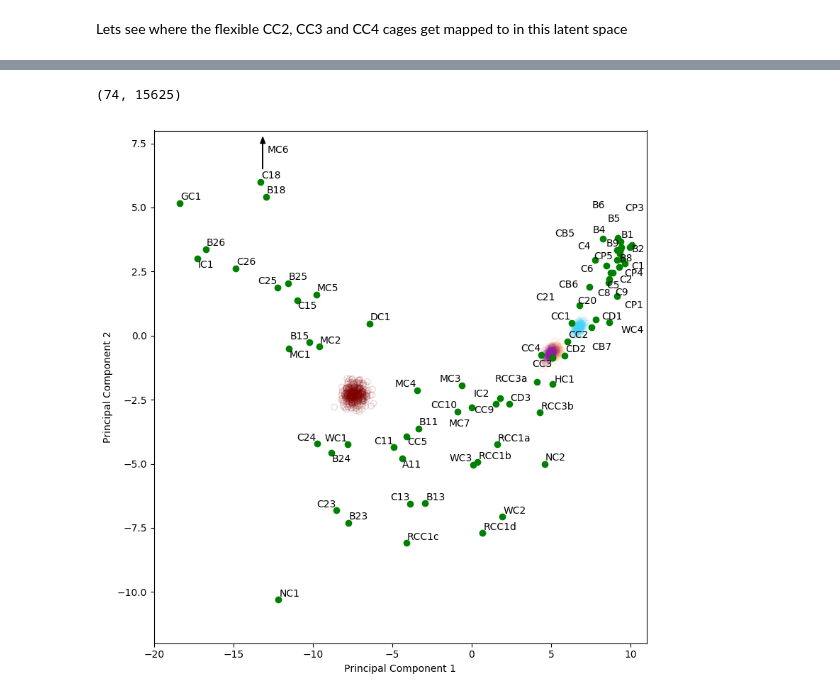
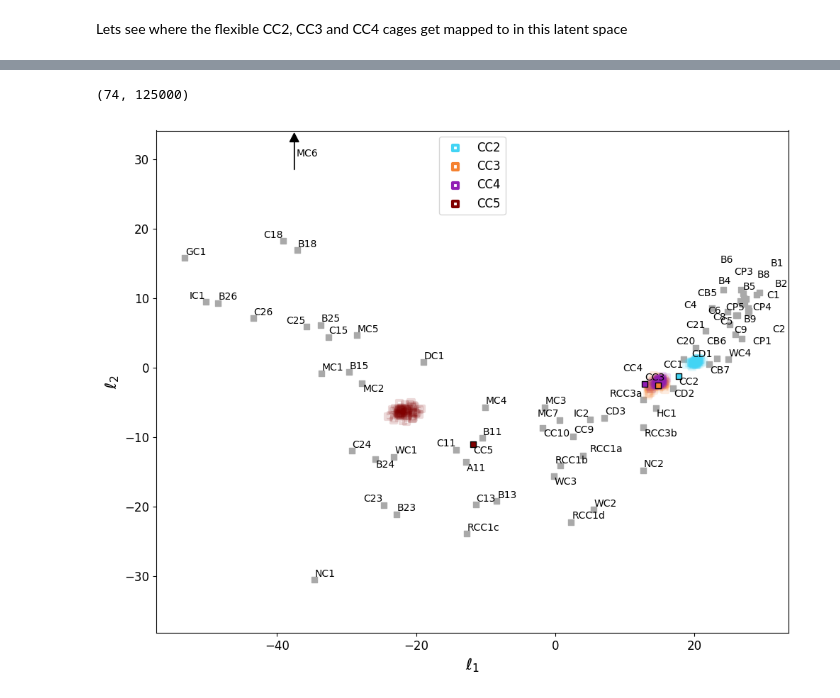
Before and after one commit to SimonEnsemble/latent_cage_space, a Jupyter notebook: explore_flexibility.ipynb, the cells around one changed output, grey strips where cells are left out. Cells and saved outputs as stored; diff of their text form; code cells hidden in the pictures.

Commit message:
Added updated plots for flexibility and updated explore_flexibility notebook

```diff
--- a/explore_flexibility.ipynb
+++ b/explore_flexibility.ipynb
@@ -261,9 +260,9 @@ plt.show()
 # %% [markdown]
 Lets see where the flexible CC2, CC3 and CC4 cages get mapped to in this latent space
 # %%
-flexible_cages_cc2 = readdlm("all_cages/flexible_cages/flexible_cc2_files.txt")
-flexible_cages_cc3 = readdlm("all_cages/flexible_cages/flexible_cc3_files.txt")
-flexible_cages_cc4 = readdlm("all_cages/flexible_cages/flexible_cc4_files.txt")
-flexible_cages_cc5 = readdlm("all_cages/flexible_cages/flexible_cc5_files.txt")
+flexible_cages_cc2 = [cage for (i, cage) in enumerate(readdlm("all_cages/flexible_cages/flexible_cc2_files.txt")) if (i%5==0)]
+flexible_cages_cc3 = [cage for (i, cage) in enumerate(readdlm("all_cages/flexible_cages/flexible_cc3_files.txt")) if (i%5==0)]
+flexible_cages_cc4 = [cage for (i, cage) in enumerate(readdlm("all_cages/flexible_cages/flexible_cc4_files.txt")) if (i%5==0)]
+flexible_cages_cc5 = [cage for (i, cage) in enumerate(readdlm("all_cages/flexible_cages/flexible_cc5_files.txt")) if (i%5==0)]
 flexible_cages = [flexible_cages_cc2..., flexible_cages_cc3..., flexible_cages_cc4..., flexible_cages_cc5...]
 # %% [output]
@@ -288,6 +287,7 @@ flexible_cages = [flexible_cages_cc2..., flexible_cages_cc3..., flexible_cages_c
 A_flexible = zeros(Float64, length(flexible_cages), nb_grid_pts ^ 3)
 
 for (c, cage) in enumerate(flexible_cages)
+
     # read in aligned and centered cage
     atoms, x = read_xyz(cage)
 
@@ -336,7 +336,7 @@ end
 
 size(A)
 # %% [output]
-(74, 15625)
+(74, 125000)
 # %%
 for c = 1:length(flexible_cages)
     A_flexible[c, :] = A_flexible[c, :] - average_cage
@@ -344,47 +344,56 @@ end
 # %%
 #x_pca = UΣVᵀ.U[:,1:2] * diagm(0 => UΣVᵀ.S[1:2])
 flexible_x_pca = A_flexible * UΣVᵀ.V[:,1:2]
 idx_mc6 = findfirst(cages .== "MC6")
 idx_cc2 = findfirst(cages .== "CC2")
 idx_cc3 = findfirst(cages .== "CC3")
 idx_cc4 = findfirst(cages .== "CC4")
 idx_cc5 = findfirst(cages .== "CC5")
+augmented_cages = [cage for cage in cages if !any(x -> x == cage, ["CC2", "CC3", "CC4", "CC5"])]
+augmented_index = [any(x -> x == cage, augmented_cages) for cage in cages]
 
-fig = plt.figure(figsize=(8,8))
-plt.scatter(flexible_x_pca[1:400,1], flexible_x_pca[1:400,2], color="#42d4f4", facecolor="none", alpha=0.05) #Cyan
-plt.scatter(flexible_x_pca[401:800, 1], flexible_x_pca[401:800, 2], color="#f58231", facecolor="none", alpha=0.05) #Orange
-plt.scatter(flexible_x_pca[801:1200, 1], flexible_x_pca[801:1200, 2], color="#911eb4", facecolor="none", alpha=0.05) #Purple
-plt.scatter(flexible_x_pca[1201:1600, 1], flexible_x_pca[1201:1600, 2], color="#800000", facecolor="none", alpha=0.15) #Maroon
-plt.scatter(x_pca[:, 1], x_pca[:, 2], color="g")
-#plt.scatter(x_pca[idx_cc2[1], 1], x_pca[idx_cc2[1], 2], color="#42d4f4")
-#plt.scatter(x_pca[idx_cc3[1], 1], x_pca[idx_cc3[1], 2], color="#f58231")
-#plt.scatter(x_pca[idx_cc4[1], 1], x_pca[idx_cc4[1], 2], color="#911eb4")
-#plt.scatter(x_pca[idx_cc5[1], 1], x_pca[idx_cc5[1], 2], color="#800000")
+fig = plt.figure(figsize=(10,8))
+plt.scatter(x_pca[augmented_index[:], 1], x_pca[augmented_index[:], 2], color="#a9a9a9", marker="s")
+plt.scatter(flexible_x_pca[1:80,1], flexible_x_pca[1:80,2], color="#42d4f4", facecolor="none", alpha=0.15, linewidths=3, label="CC2", marker="s") #Cyan
+plt.scatter(flexible_x_pca[81:160, 1], flexible_x_pca[81:160, 2], color="#f58231", facecolor="none", alpha=0.15, linewidths=3, label="CC3", marker="s") #Orange
+plt.scatter(flexible_x_pca[161:240, 1], flexible_x_pca[161:240, 2], color="#911eb4", facecolor="none", alpha=0.15, linewidths=3, label="CC4", marker="s") #Purple
+plt.scatter(flexible_x_pca[241:320, 1], flexible_x_pca[241:320, 2], color="#800000", facecolor="none", alpha=0.15, linewidths=3, label="CC5", marker="s") #Maroon
+plt.scatter(x_pca[idx_cc2[1], 1], x_pca[idx_cc2[1], 2], color="#42d4f4", edgecolors="k", marker="s")
+plt.scatter(x_pca[idx_cc3[1], 1], x_pca[idx_cc3[1], 2], color="#f58231", edgecolors="k", marker="s")
+plt.scatter(x_pca[idx_cc4[1], 1], x_pca[idx_cc4[1], 2], color="#911eb4", edgecolors="k", marker="s")
+plt.scatter(x_pca[idx_cc5[1], 1], x_pca[idx_cc5[1], 2], color="#800000", edgecolors="k", marker="s")
 
 texts = []
 for i = 1:length(cages)
     if cages[i] == "MC6"
         push!(texts,
-            plt.annotate(cages[i], (x_pca[i, 1]+0.25, 7.0))
+            plt.annotate(cages[i], (x_pca[i, 1]+0.25, 30.0))
         )
     else
         push!(texts,
             plt.annotate(cages[i], (x_pca[i, 1], x_pca[i, 2]))
         )
     end
 end
 ymax = 8
-plt.arrow(x_pca[idx_mc6[1], 1], ymax-1.5, 0, 1, head_width=0.3, head_length=0.25, fc="k", ec="k")
-plt.xlim(-20, 11)
+plt.arrow(x_pca[idx_mc6[1], 1], 28.5, 0, 4, head_width=1.3, head_length=1.25, fc="k", ec="k")
+#plt.xlim(-20, 11)
+#plt.ylim(-12, ymax)
+leg = plt.legend(loc=9, fontsize=12)
+for lh in leg[:legendHandles]
+    lh[:set_alpha](1.0)
+end
+
+plt.xlabel(L"$\ell_1$", fontsize=16)
+plt.ylabel(L"$\ell_2$", fontsize=16)
+plt.axis("equal")
 plt.ylim(-12, ymax)
+ax = plt.axes()
+ax[:tick_params]("both",labelsize=12)
+plt.tight_layout()
 adjustText.adjust_text(texts)
 
-plt.xlabel("Principal Component 1")
-plt.ylabel("Principal Component 2")
-#plt.axis("equal")
-#plt.title("Main 2 PC Space")
-plt.tight_layout()
-plt.savefig("PCA_latent_cage_space_with_flexible_cages_2D_v2.pdf", format="pdf", dpi=300)
+plt.savefig("PCA_latent_cage_space_with_flexible_cages_2D_SI_ell.pdf", format="pdf", dpi=300)
 plt.show()
 # %% [output]
-[figure, old version]
+[figure, new version]
```
Also changed, not shown: parts of 7 cells of this notebook, 2 other files.
